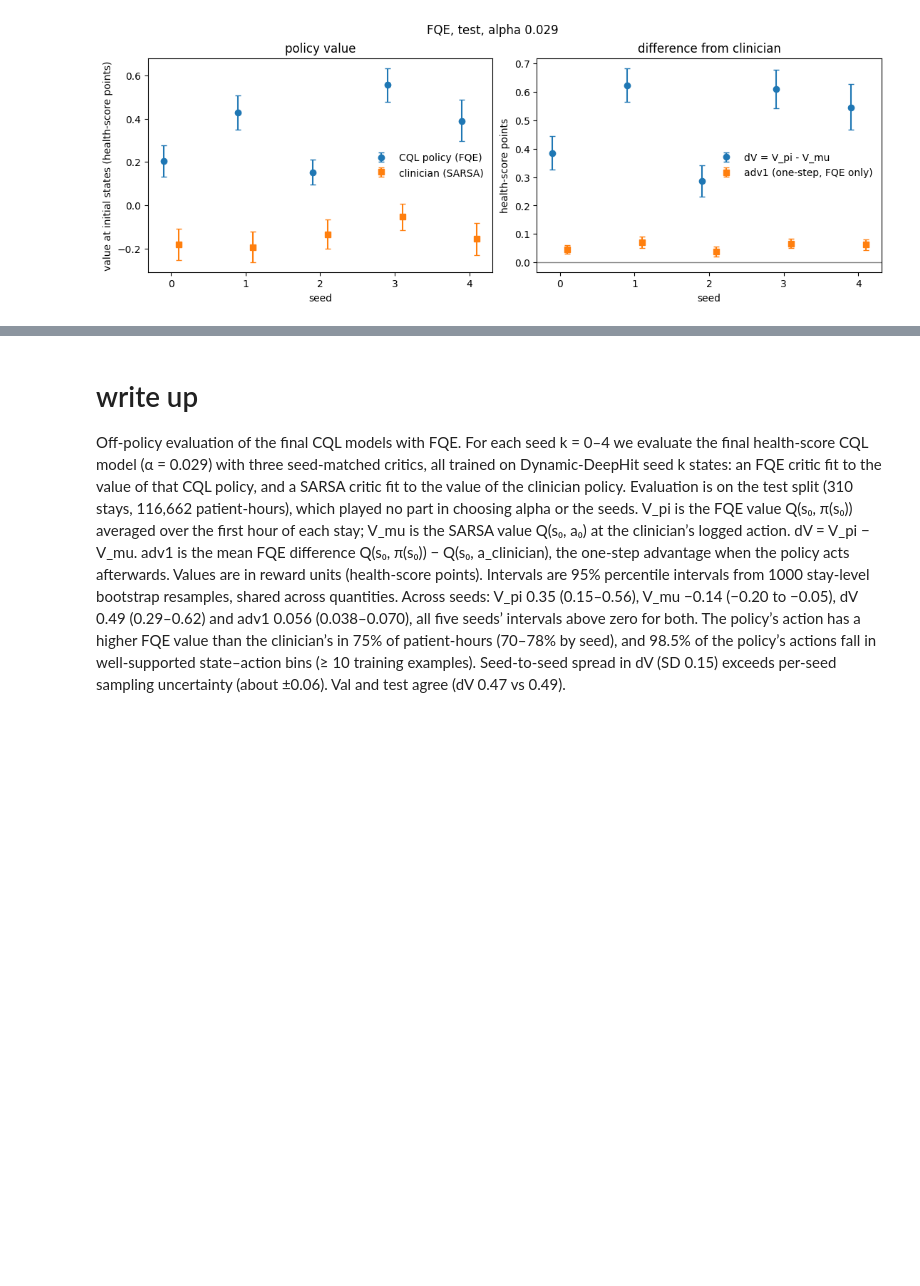
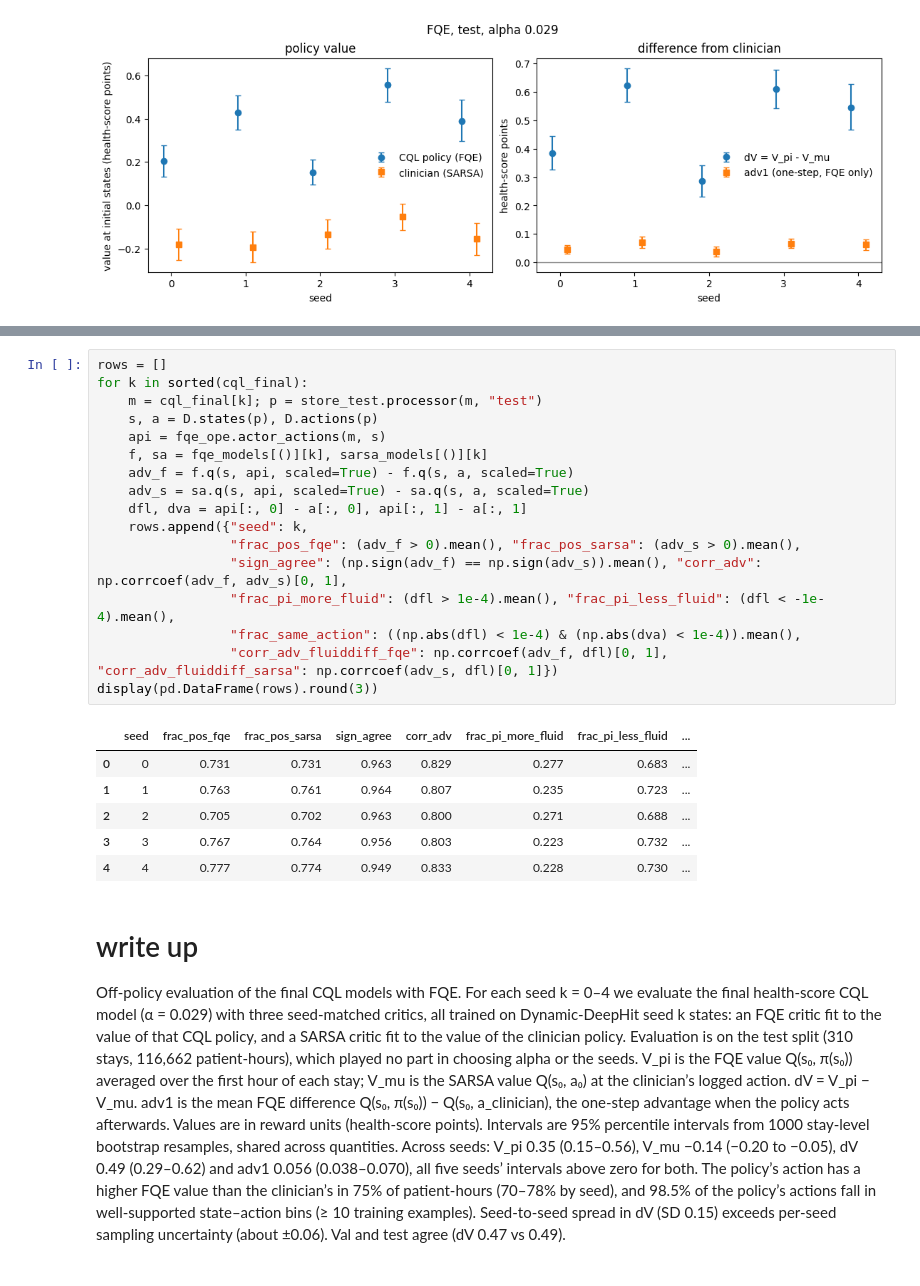
Before and after one commit to jakeormond/ai_clinician_pediatric_rl, a Jupyter notebook: src/rl/evaluate_fqe_final_seeds.ipynb, the cells around one changed output, grey strips where cells are left out. Drawn from its saved outputs; the diff is of its cells as text; blank space fills up the shorter version.

```diff
--- a/src/rl/evaluate_fqe_final_seeds.ipynb
+++ b/src/rl/evaluate_fqe_final_seeds.ipynb
@@ -173,3 +239,27 @@ Pairing (CQL seed <-> FQE seed):
+# %%
+rows = []
+for k in sorted(cql_final):
+    m = cql_final[k]; p = store_test.processor(m, "test")
+    s, a = D.states(p), D.actions(p)
+    api = fqe_ope.actor_actions(m, s)
+    f, sa = fqe_models[()][k], sarsa_models[()][k]
+    adv_f = f.q(s, api, scaled=True) - f.q(s, a, scaled=True)
+    adv_s = sa.q(s, api, scaled=True) - sa.q(s, a, scaled=True)
+    dfl, dva = api[:, 0] - a[:, 0], api[:, 1] - a[:, 1]
+    rows.append({"seed": k,
+                 "frac_pos_fqe": (adv_f > 0).mean(), "frac_pos_sarsa": (adv_s > 0).mean(),
+                 "sign_agree": (np.sign(adv_f) == np.sign(adv_s)).mean(), "corr_adv": np.corrcoef(adv_f, adv_s)[0, 1],
+                 "frac_pi_more_fluid": (dfl > 1e-4).mean(), "frac_pi_less_fluid": (dfl < -1e-4).mean(),
+                 "frac_same_action": ((np.abs(dfl) < 1e-4) & (np.abs(dva) < 1e-4)).mean(),
+                 "corr_adv_fluiddiff_fqe": np.corrcoef(adv_f, dfl)[0, 1], "corr_adv_fluiddiff_sarsa": np.corrcoef(adv_s, dfl)[0, 1]})
+display(pd.DataFrame(rows).round(3))
+# %% [output]
+|  | seed | frac_pos_fqe | frac_pos_sarsa | sign_agree | corr_adv | frac_pi_more_fluid | frac_pi_less_fluid | ... |
+| 0 | 0 | 0.731 | 0.731 | 0.963 | 0.829 | 0.277 | 0.683 | ... |
+| 1 | 1 | 0.763 | 0.761 | 0.964 | 0.807 | 0.235 | 0.723 | ... |
+| 2 | 2 | 0.705 | 0.702 | 0.963 | 0.800 | 0.271 | 0.688 | ... |
+| 3 | 3 | 0.767 | 0.764 | 0.956 | 0.803 | 0.223 | 0.732 | ... |
+| 4 | 4 | 0.777 | 0.774 | 0.949 | 0.833 | 0.228 | 0.730 | ... |
 # %% [markdown]
 # write up
 Off-policy evaluation of the final CQL models with FQE. For each seed k = 0–4 we evaluate the final health-score CQL model (α = 0.029) with three seed-matched critics, all trained on Dynamic-DeepHit seed k states: an FQE critic fit to the value of that CQL policy, and a SARSA critic fit to the value of the clinician policy. Evaluation is on the test split (310 stays, 116,662 patient-hours), which played no part in choosing alpha or the seeds. V_pi is the FQE value Q(s₀, π(s₀)) averaged over the first hour of each stay; V_mu is the SARSA value Q(s₀, a₀) at the clinician’s logged action. dV = V_pi − V_mu. adv1 is the mean FQE difference Q(s₀, π(s₀)) − Q(s₀, a_clinician), the one-step advantage when the policy acts afterwards. Values are in reward units (health-score points). Intervals are 95% percentile intervals from 1000 stay-level bootstrap resamples, shared across quantities. Across seeds: V_pi 0.35 (0.15–0.56), V_mu −0.14 (−0.20 to −0.05), dV 0.49 (0.29–0.62) and adv1 0.056 (0.038–0.070), all five seeds’ intervals above zero for both. The policy’s action has a higher FQE value than the clinician’s in 75% of patient-hours (70–78% by seed), and 98.5% of the policy’s actions fall in well-supported state–action bins (≥ 10 training examples). Seed-to-seed spread in dV (SD 0.15) exceeds per-seed sampling uncertainty (about ±0.06). Val and test agree (dV 0.47 vs 0.49).
```
Also changed, not shown: parts of 1 cell of this notebook, 2 other files.
